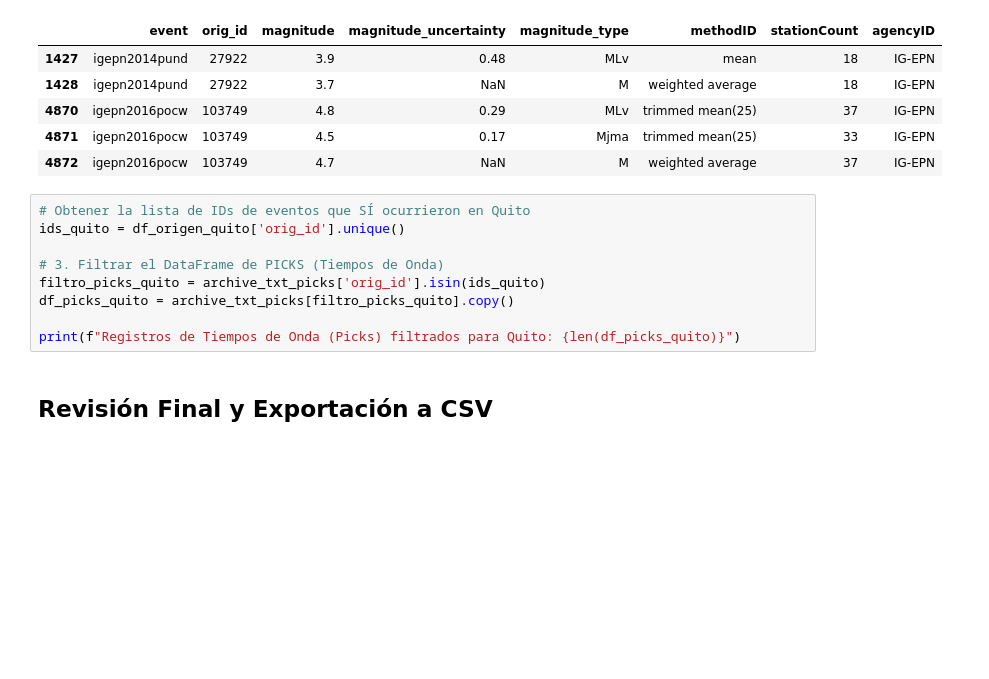
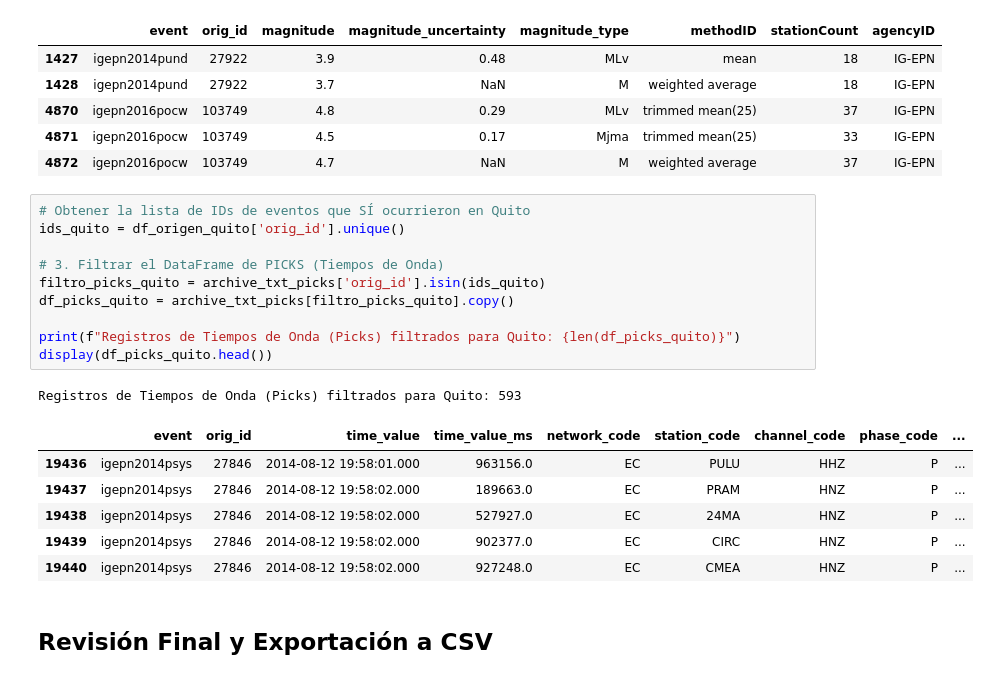
Before and after one commit to nunsongi/quito-risk-mapping-python, a Jupyter notebook: Limpieza_Sismos.ipynb, the cells around one changed output. Saved outputs shown, nothing was run; the diff lists cells and outputs as text; blank space fills up the shorter version.

```diff
--- a/Limpieza_Sismos.ipynb
+++ b/Limpieza_Sismos.ipynb
@@ -169,11 +169,20 @@ Registros de Magnitud filtrados para Quito: 77
 # %%
 # Obtener la lista de IDs de eventos que SÍ ocurrieron en Quito
 ids_quito = df_origen_quito['orig_id'].unique()
 
 # 3. Filtrar el DataFrame de PICKS (Tiempos de Onda)
 filtro_picks_quito = archive_txt_picks['orig_id'].isin(ids_quito)
 df_picks_quito = archive_txt_picks[filtro_picks_quito].copy()
 
 print(f"Registros de Tiempos de Onda (Picks) filtrados para Quito: {len(df_picks_quito)}")
+display(df_picks_quito.head())
+# %% [output]
+Registros de Tiempos de Onda (Picks) filtrados para Quito: 593
+|  | event | orig_id | time_value | time_value_ms | network_code | station_code | channel_code | phase_code | ... |
+| 19436 | igepn2014psys | 27846 | 2014-08-12 19:58:01.000 | 963156.0 | EC | PULU | HHZ | P | ... |
+| 19437 | igepn2014psys | 27846 | 2014-08-12 19:58:02.000 | 189663.0 | EC | PRAM | HNZ | P | ... |
+| 19438 | igepn2014psys | 27846 | 2014-08-12 19:58:02.000 | 527927.0 | EC | 24MA | HNZ | P | ... |
+| 19439 | igepn2014psys | 27846 | 2014-08-12 19:58:02.000 | 902377.0 | EC | CIRC | HNZ | P | ... |
+| 19440 | igepn2014psys | 27846 | 2014-08-12 19:58:02.000 | 927248.0 | EC | CMEA | HNZ | P | ... |
 # %% [markdown]
 ## Revisión Final y Exportación a CSV
```
